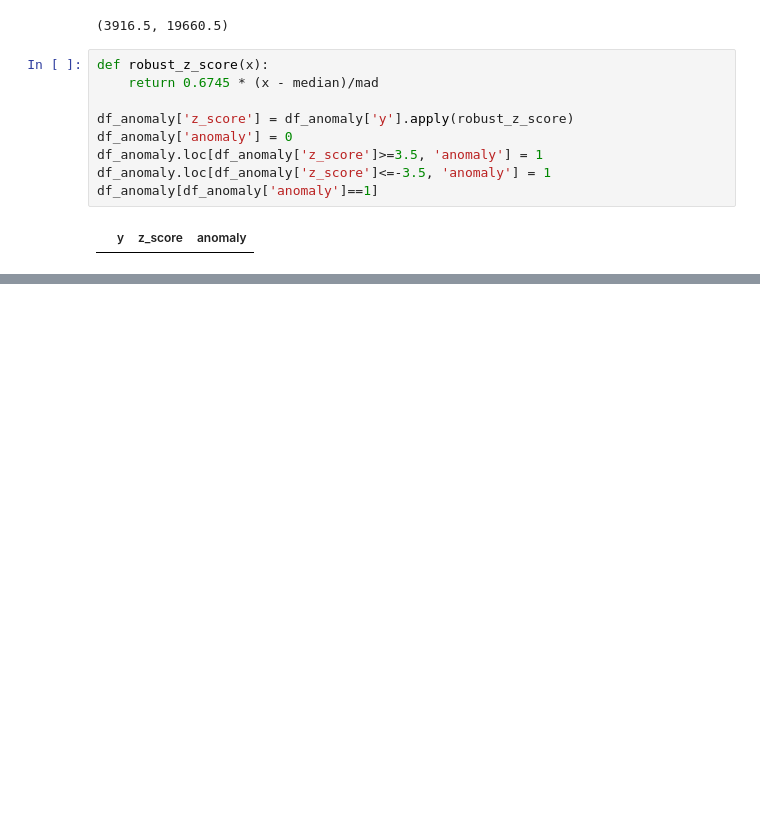
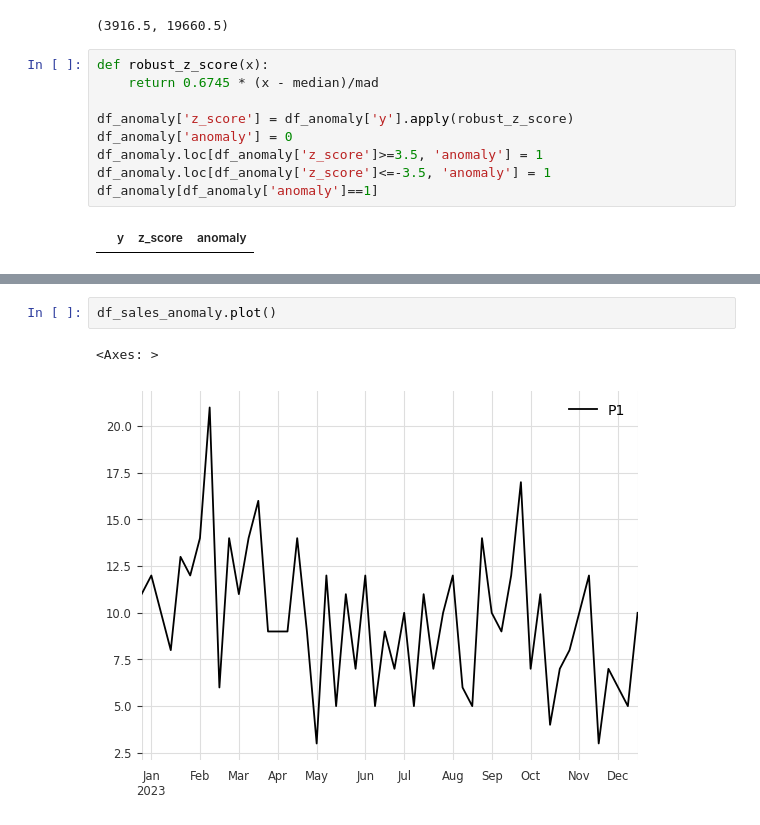
Before and after one commit to aswinselva04/researchnotebooks, a Jupyter notebook: AnomalyD.ipynb, the cells around one changed output, grey strips where cells are left out. Cells and saved outputs as stored; diff of their text form; blank space fills up the shorter version.

```diff
--- a/AnomalyD.ipynb
+++ b/AnomalyD.ipynb
@@ -670,0 +811,5 @@ df_anomaly[df_anomaly['anomaly']==1]
+# %%
+df_sales_anomaly.plot()
+# %% [output]
+<Axes: >
+[figure, added]
```
Also changed, not shown: parts of 68 cells of this notebook, 5 other files.
